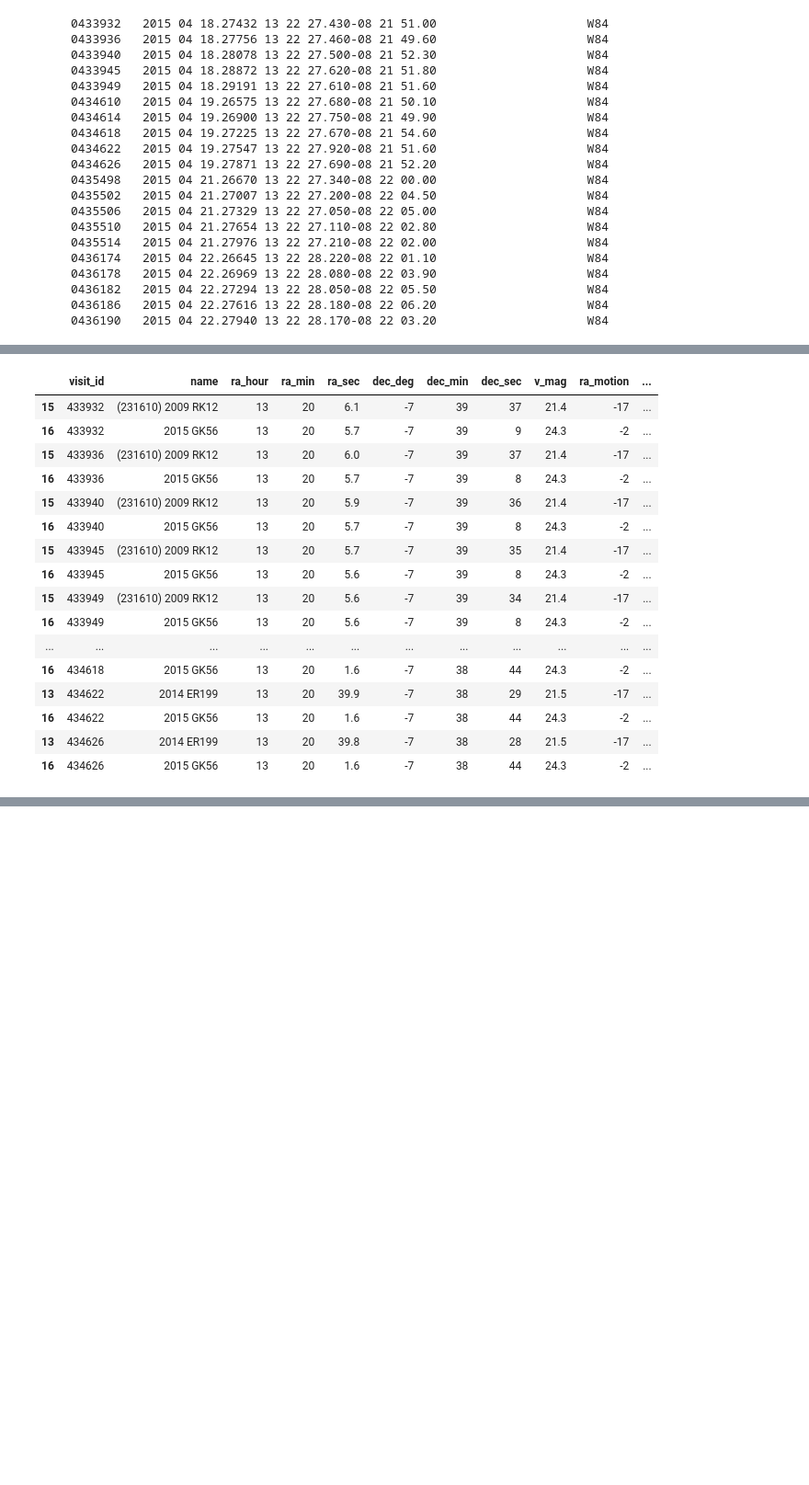
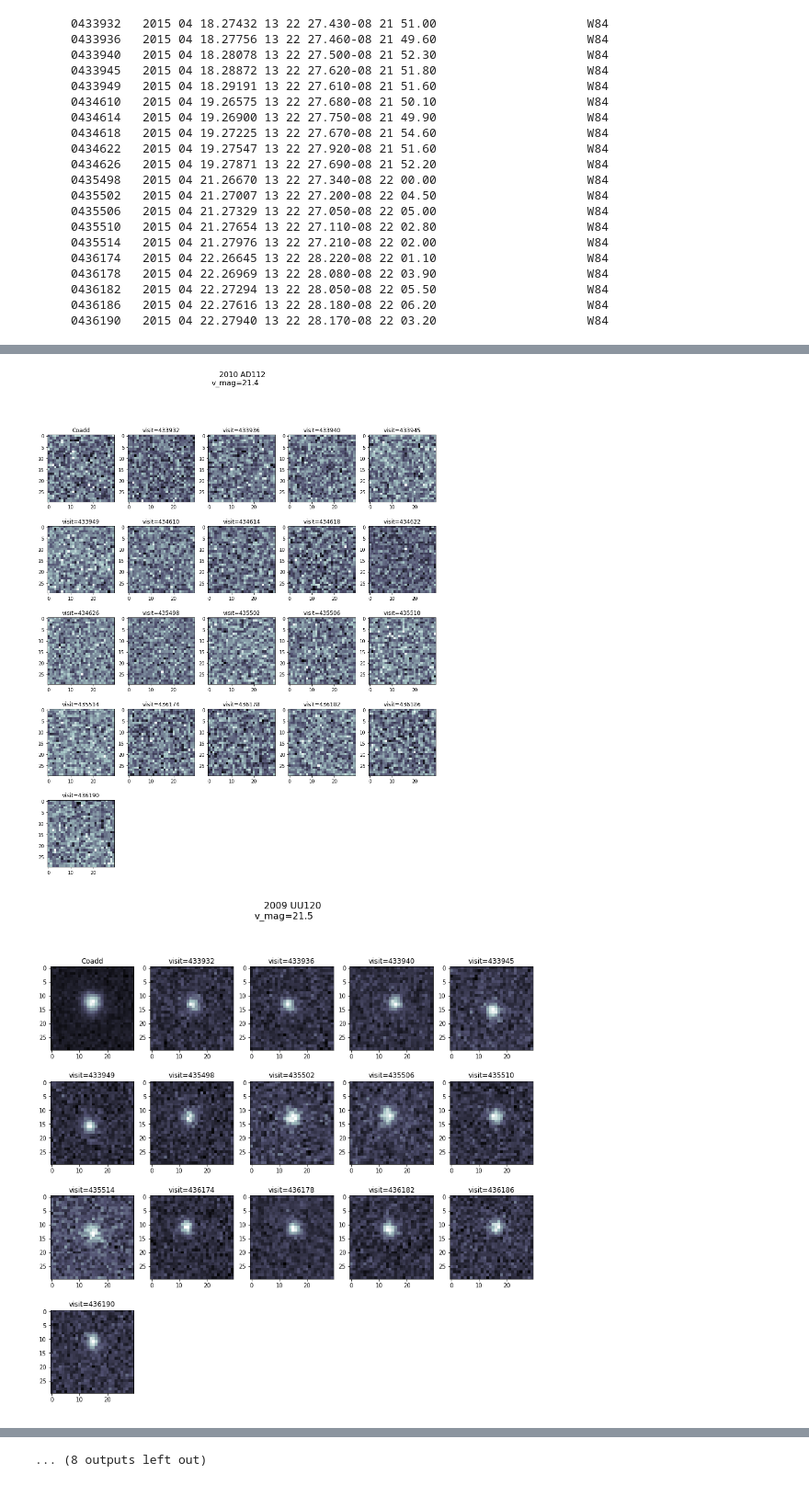
Before and after one commit to smotherh/KBMOD_paper2_data_preperation, a Jupyter notebook: pointing_metadata/query_MPC.ipynb, the cells around one changed output, grey strips where cells are left out. Shown at 92% size. Cells and saved outputs as stored; diff of their text form; code cells hidden in the pictures; blank space fills up the shorter version.

Commit message:
Updated makeStamps() and fixed bugs

```diff
--- a/pointing_metadata/query_MPC.ipynb
+++ b/pointing_metadata/query_MPC.ipynb
@@ -137,20 +138,17 @@ Processed visit 433932
-# %%
-objectDF.query('ccd==4')
-# %% [output]
-|  | visit_id | name | ra_hour | ra_min | ra_sec | dec_deg | dec_min | dec_sec | v_mag | ra_motion | ... |
-| 15 | 433932 | (231610) 2009 RK12 | 13 | 20 | 6.1 | -7 | 39 | 37 | 21.4 | -17 | ... |
-| 16 | 433932 | 2015 GK56 | 13 | 20 | 5.7 | -7 | 39 | 9 | 24.3 | -2 | ... |
-| 15 | 433936 | (231610) 2009 RK12 | 13 | 20 | 6.0 | -7 | 39 | 37 | 21.4 | -17 | ... |
-| 16 | 433936 | 2015 GK56 | 13 | 20 | 5.7 | -7 | 39 | 8 | 24.3 | -2 | ... |
-| 15 | 433940 | (231610) 2009 RK12 | 13 | 20 | 5.9 | -7 | 39 | 36 | 21.4 | -17 | ... |
-| 16 | 433940 | 2015 GK56 | 13 | 20 | 5.7 | -7 | 39 | 8 | 24.3 | -2 | ... |
-| 15 | 433945 | (231610) 2009 RK12 | 13 | 20 | 5.7 | -7 | 39 | 35 | 21.4 | -17 | ... |
-| 16 | 433945 | 2015 GK56 | 13 | 20 | 5.6 | -7 | 39 | 8 | 24.3 | -2 | ... |
-| 15 | 433949 | (231610) 2009 RK12 | 13 | 20 | 5.6 | -7 | 39 | 34 | 21.4 | -17 | ... |
-| 16 | 433949 | 2015 GK56 | 13 | 20 | 5.6 | -7 | 39 | 8 | 24.3 | -2 | ... |
-| ... | ... | ... | ... | ... | ... | ... | ... | ... | ... | ... | ... |
-| 16 | 434618 | 2015 GK56 | 13 | 20 | 1.6 | -7 | 38 | 44 | 24.3 | -2 | ... |
-| 13 | 434622 | 2014 ER199 | 13 | 20 | 39.9 | -7 | 38 | 29 | 21.5 | -17 | ... |
-| 16 | 434622 | 2015 GK56 | 13 | 20 | 1.6 | -7 | 38 | 44 | 24.3 | -2 | ... |
-| 13 | 434626 | 2014 ER199 | 13 | 20 | 39.8 | -7 | 38 | 28 | 21.5 | -17 | ... |
-| 16 | 434626 | 2015 GK56 | 13 | 20 | 1.6 | -7 | 38 | 44 | 24.3 | -2 | ... |
+# %%
+objectDF = objectDF.query('ccd>-1')
+
+filepath = '/astro/store/epyc/users/smotherh/DECAM_Data_Reduction/Pointing_Group_300/warps/{:03}'
+# Pointing group number. See PickledPointings.pkl for more info
+pgNum=300
+
+# Generate a list of names and sort by magnitude
+cutOL = objectDF.drop_duplicates('name')
+cutOL = cutOL.sort_values('v_mag')
+## Make cuts to the object_list dataframe in order to select the object of interest
+#cutOL = objectList[(objectList['ccd']==ccd) & (objectList['visit_id']==visit_id) & (objectList['v_mag']<22)]
+for name in cutOL['name'].get_values():
+    makeStamps(name,objectDF,filepath.format(pgNum))
+# %% [output]
+[figure, added]
+[figure, added]
@@ -157,3 +165,4 @@ objectDF.query('ccd==4')
+... (8 outputs left out)
 # %%
 # Write the moving objects to a text file for further analysis
 datafile = 'objects300_multi.txt'
```
Also changed, not shown: parts of 3 cells of this notebook, 3 other files.
